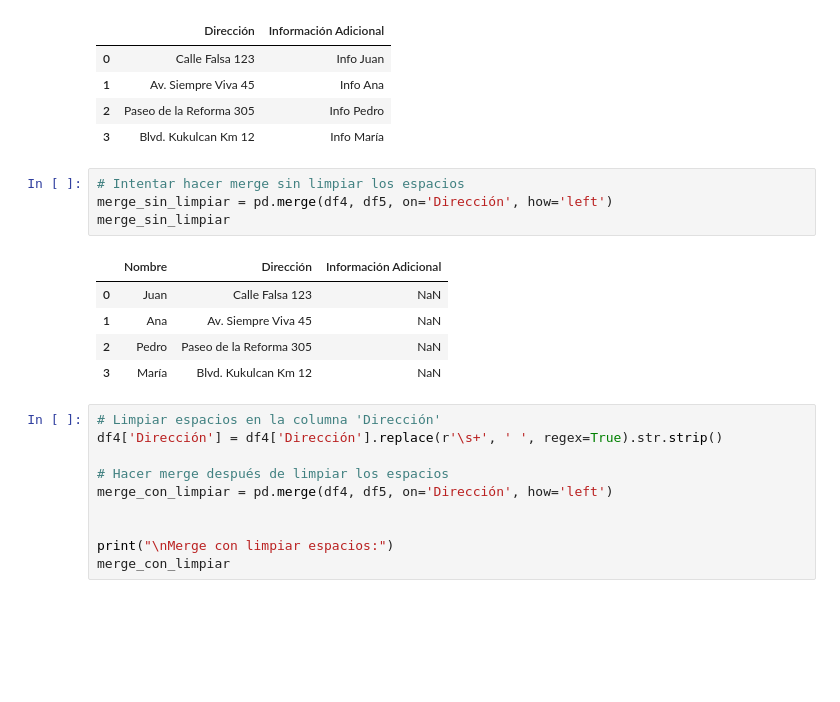
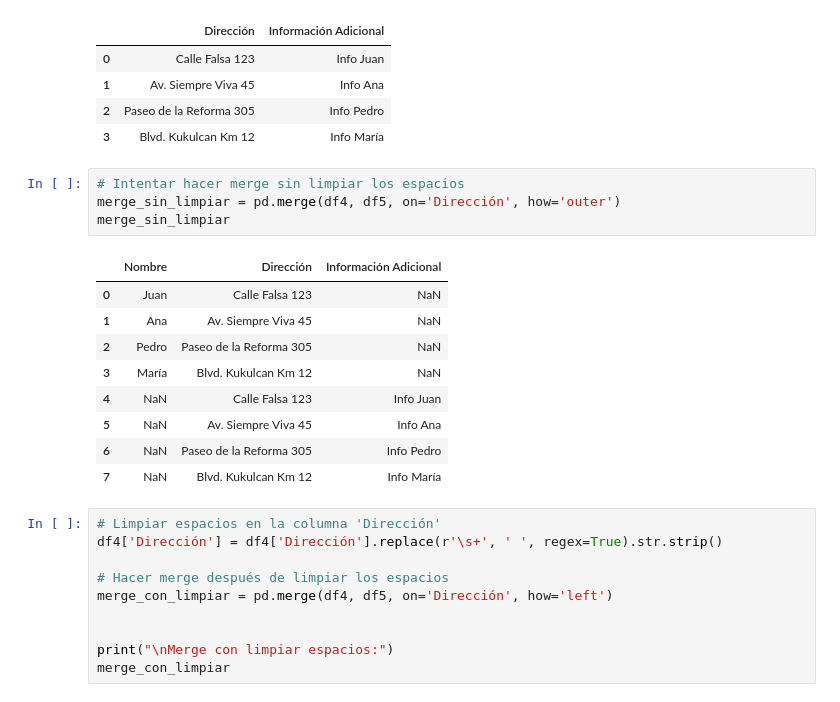
Before and after one commit to daniopitz/visualizaci-n, a Jupyter notebook: clases_practicas/clase03.ipynb, the cells around one changed output. Saved outputs shown, nothing was run; the diff lists cells and outputs as text; blank space fills up the shorter version.

```diff
--- a/clases_practicas/clase03.ipynb
+++ b/clases_practicas/clase03.ipynb
@@ -243,14 +250,18 @@ df5
 | 3 | Blvd. Kukulcan Km 12 | Info María |
 # %%
 # Intentar hacer merge sin limpiar los espacios
-merge_sin_limpiar = pd.merge(df4, df5, on='Dirección', how='left')
+merge_sin_limpiar = pd.merge(df4, df5, on='Dirección', how='outer')
 merge_sin_limpiar
 # %% [output]
 |  | Nombre | Dirección | Información Adicional |
 | 0 | Juan | Calle Falsa 123 | NaN |
 | 1 | Ana | Av. Siempre Viva 45 | NaN |
 | 2 | Pedro | Paseo de la Reforma 305 | NaN |
 | 3 | María | Blvd. Kukulcan Km 12 | NaN |
+| 4 | NaN | Calle Falsa 123 | Info Juan |
+| 5 | NaN | Av. Siempre Viva 45 | Info Ana |
+| 6 | NaN | Paseo de la Reforma 305 | Info Pedro |
+| 7 | NaN | Blvd. Kukulcan Km 12 | Info María |
 # %%
 # Limpiar espacios en la columna 'Dirección'
 df4['Dirección'] = df4['Dirección'].replace(r'\s+', ' ', regex=True).str.strip()
```
Also changed, not shown: parts of 24 cells of this notebook.
